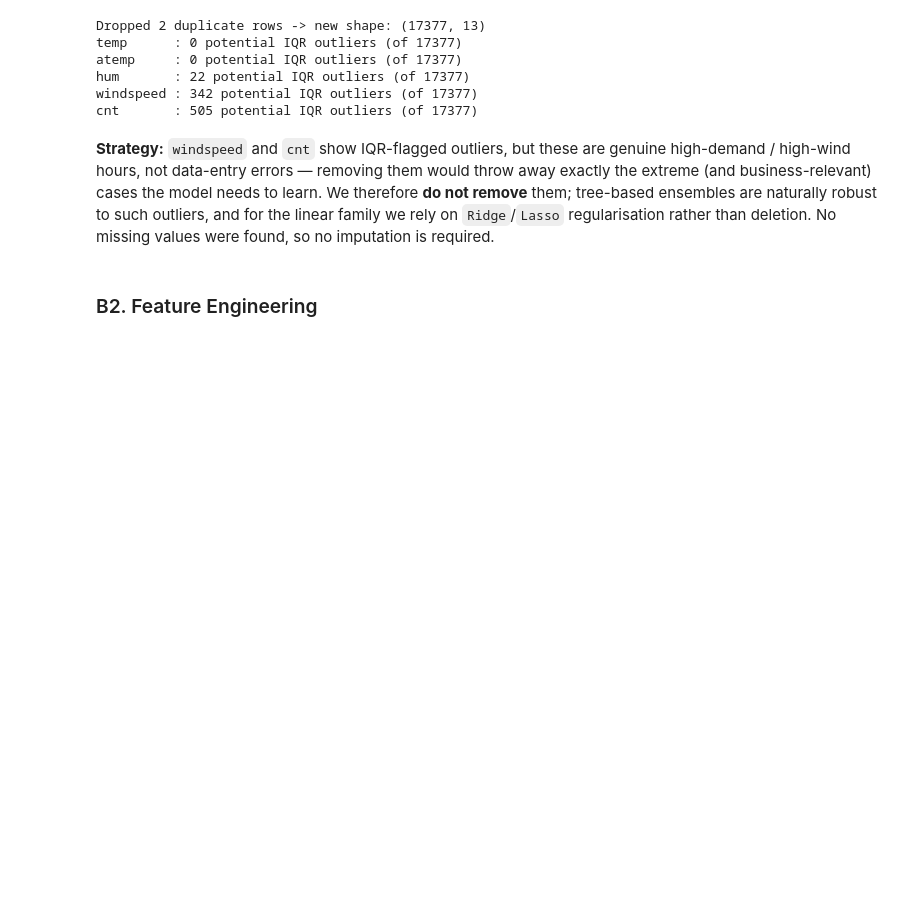
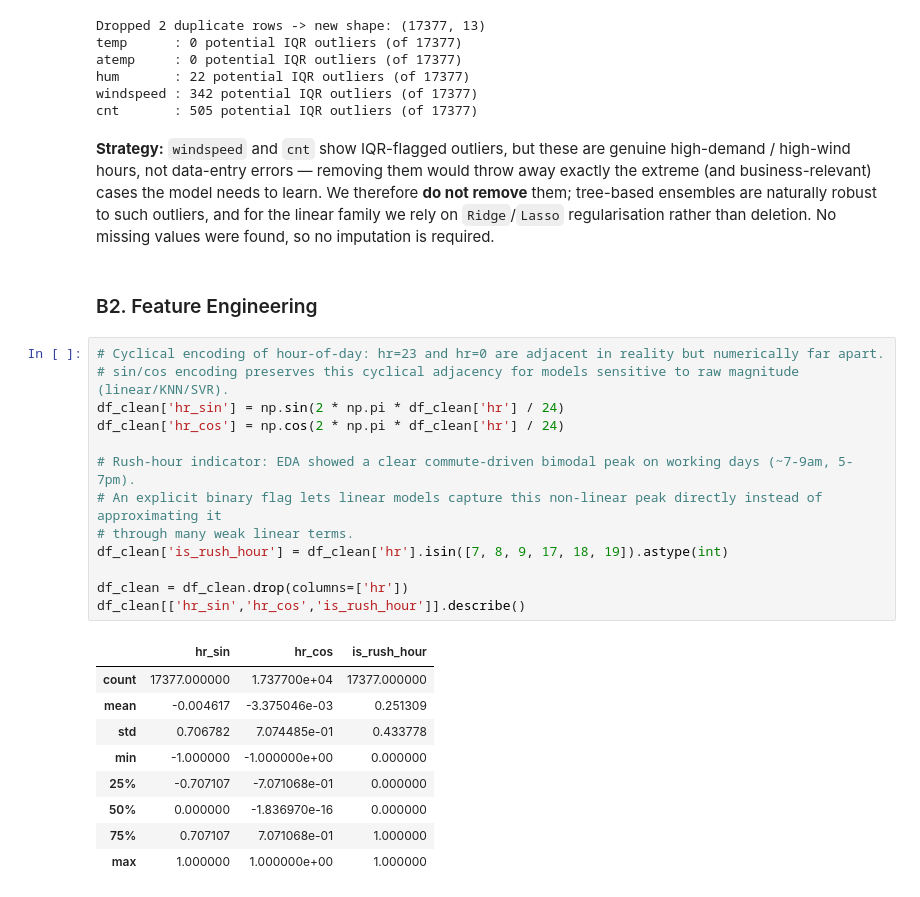
Before and after one commit to djjoy8247408969-netizen/ml_case_study, a Jupyter notebook: regression.ipynb, the cells around one changed output. Drawn from its saved outputs; the diff is of its cells as text; blank space fills up the shorter version.

```diff
--- a/regression.ipynb
+++ b/regression.ipynb
@@ -212,3 +212,26 @@ remove** them; tree-based ensembles are naturally robust to such outliers, and f
 regularisation rather than deletion. No missing values were found, so no imputation is required.
 # %% [markdown]
 ### B2. Feature Engineering
+# %%
+# Cyclical encoding of hour-of-day: hr=23 and hr=0 are adjacent in reality but numerically far apart.
+# sin/cos encoding preserves this cyclical adjacency for models sensitive to raw magnitude (linear/KNN/SVR).
+df_clean['hr_sin'] = np.sin(2 * np.pi * df_clean['hr'] / 24)
+df_clean['hr_cos'] = np.cos(2 * np.pi * df_clean['hr'] / 24)
+
+# Rush-hour indicator: EDA showed a clear commute-driven bimodal peak on working days (~7-9am, 5-7pm).
+# An explicit binary flag lets linear models capture this non-linear peak directly instead of approximating it
+# through many weak linear terms.
+df_clean['is_rush_hour'] = df_clean['hr'].isin([7, 8, 9, 17, 18, 19]).astype(int)
+
+df_clean = df_clean.drop(columns=['hr'])
+df_clean[['hr_sin','hr_cos','is_rush_hour']].describe()
+# %% [output]
+|  | hr_sin | hr_cos | is_rush_hour |
+| count | 17377.000000 | 1.737700e+04 | 17377.000000 |
+| mean | -0.004617 | -3.375046e-03 | 0.251309 |
+| std | 0.706782 | 7.074485e-01 | 0.433778 |
+| min | -1.000000 | -1.000000e+00 | 0.000000 |
+| 25% | -0.707107 | -7.071068e-01 | 0.000000 |
+| 50% | 0.000000 | -1.836970e-16 | 0.000000 |
+| 75% | 0.707107 | 7.071068e-01 | 1.000000 |
+| max | 1.000000 | 1.000000e+00 | 1.000000 |
```
Also changed, not shown: parts of 46 cells of this notebook.
